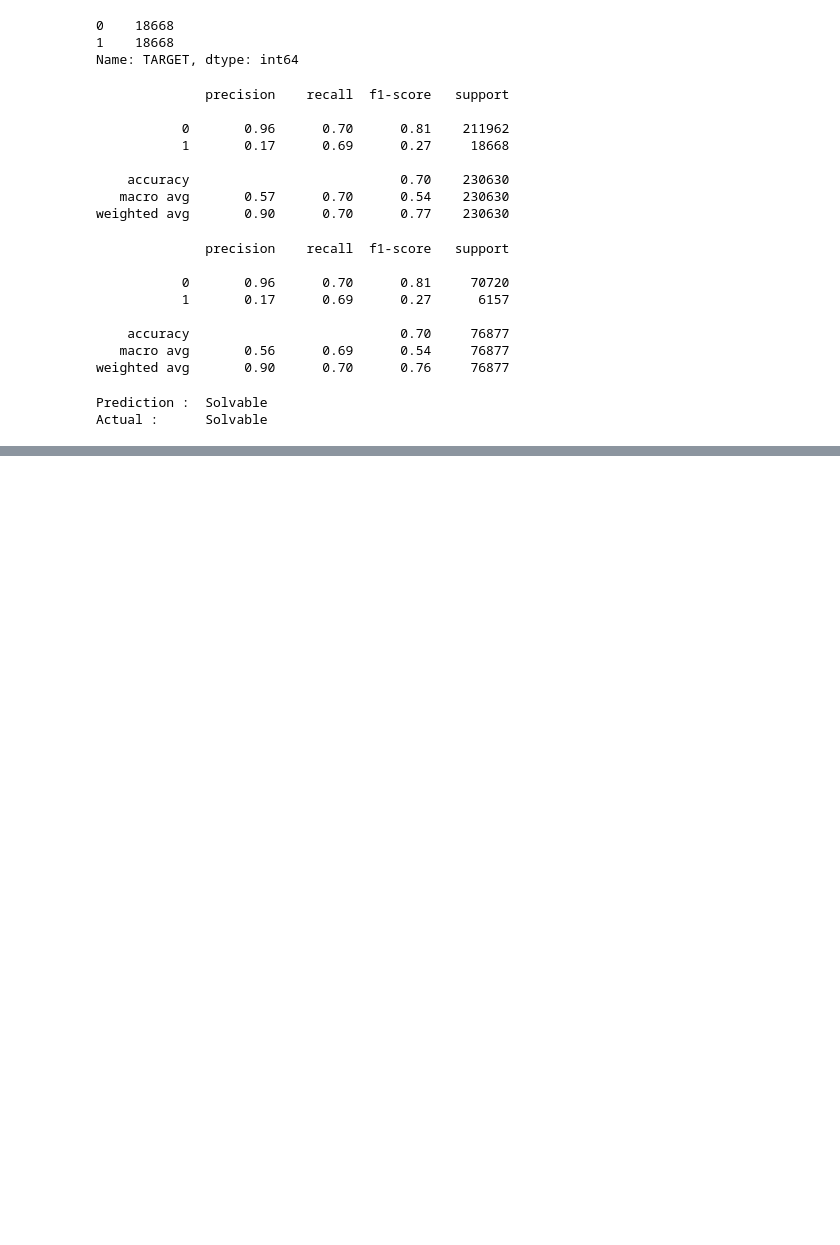
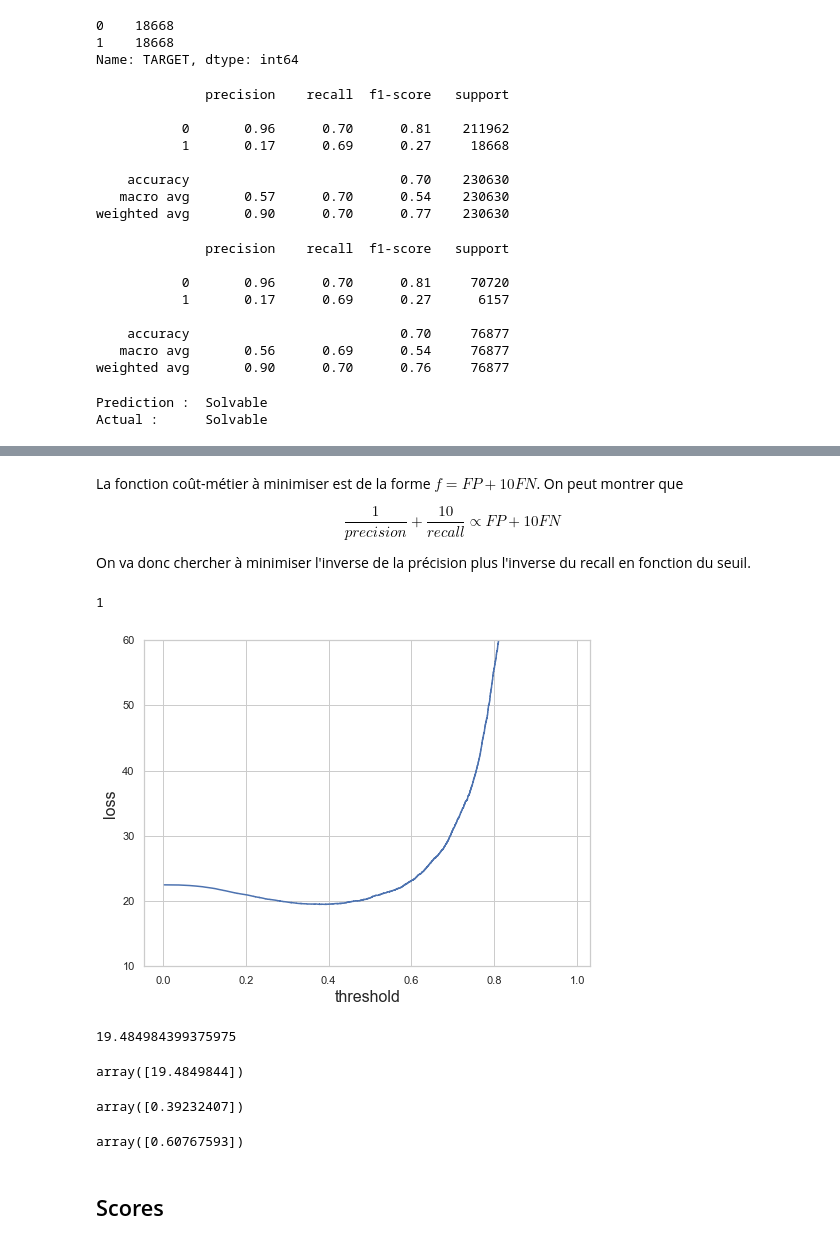
Before and after one commit to gabriel1628/Projet7-Dash, a Jupyter notebook: Modelisation.ipynb, the cells around one changed output, grey strips where cells are left out. Saved outputs shown, nothing was run; the diff lists cells and outputs as text; code cells hidden in the pictures; blank space fills up the shorter version.

```diff
--- a/Modelisation.ipynb
+++ b/Modelisation.ipynb
@@ -1034,0 +886,47 @@ weighted avg       0.90      0.70      0.76     76877
+# %% [markdown]
+La fonction coût-métier à minimiser est de la forme $f = FP + 10FN$.
+On peut montrer que
+
+\begin{equation}
+\frac{1}{precision} + \frac{10}{recall} \propto FP + 10FN
+\end{equation}
+
+On va donc chercher à minimiser l'inverse de la précision plus l'inverse du recall en fonction du seuil.
+# %%
+loss = 1/precision[1:] + 10/recall[1:]
+# %%
+np.isinf(loss).sum()
+# %% [output]
+1
+# %%
+plt.figure(figsize=(8,6))
+plt.plot(threshold, loss)
+plt.xlabel('threshold', fontsize=16)
+plt.ylabel('loss', fontsize=16)
+plt.ylim(10, 60)
+plt.show()
+# %% [output]
+[figure, added]
+# %%
+loss.min()
+# %% [output]
+19.484984399375975
+# %%
+mask = loss == loss.min()
+loss[mask]
+# %% [output]
+array([19.4849844])
+# %%
+# Seuil qui va minimiser la fonction coût
+threshold_min = threshold[mask]
+threshold_min
+# %% [output]
+array([0.39232407])
+# %%
+# Probabilité au-delà de laquelle on va considérer le client solvable (classe 0)
+proba_min = 1 - threshold_min
+proba_min
+# %% [output]
+array([0.60767593])
+# %% [markdown]
+## Scores
```
Also changed, not shown: parts of 85 cells of this notebook, 2 other files.
